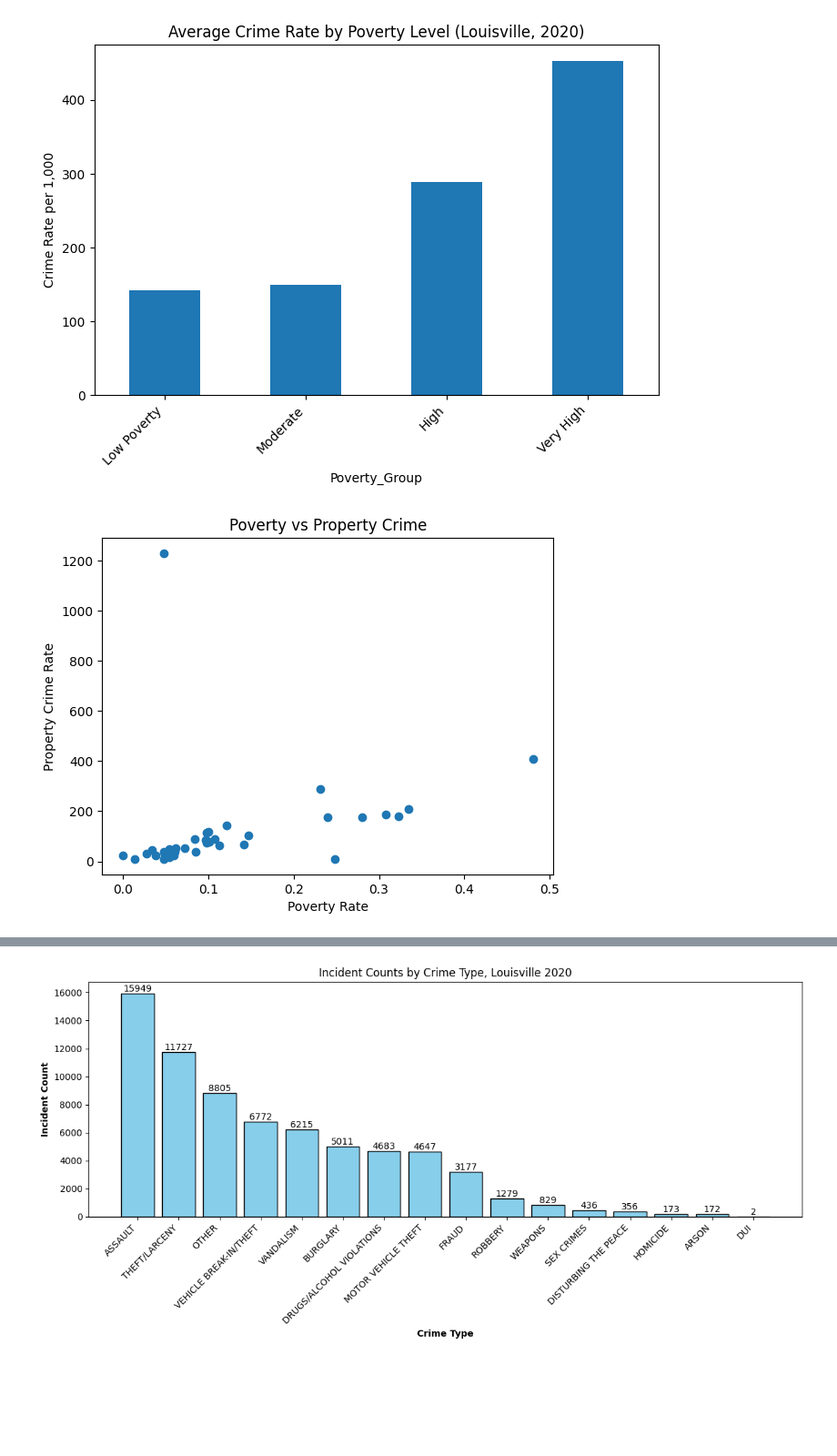
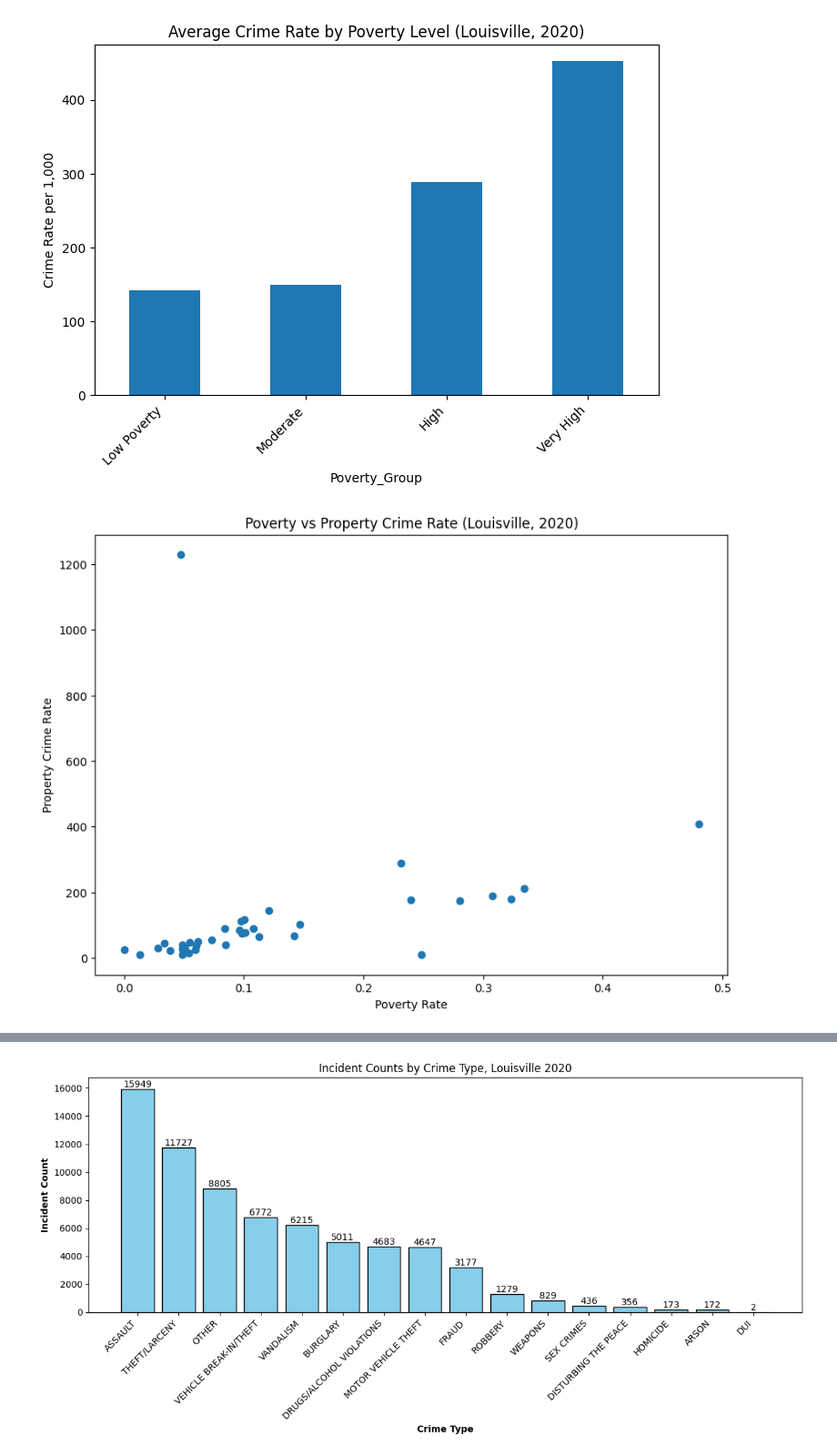
Before and after one commit to JoeBoy767/Crime-Patterns-Socioeconomic-Conditions-Louisville-2020, a Jupyter notebook: notebooks/louisville_crime_2020.ipynb, the cells around one changed output, grey strips where cells are left out. Shown at 91% size. Drawn from its saved outputs; the diff is of its cells as text; code cells hidden in the pictures; blank space fills up the shorter version.

Commit message:
added final chart and began sql coding

```diff
--- a/notebooks/louisville_crime_2020.ipynb
+++ b/notebooks/louisville_crime_2020.ipynb
@@ -377,7 +377,7 @@ dtype: object
 # %% [markdown]
 Data cleansing (EDA)
 # %%
-# Cleaning 'ZIP_Code' and 'City' fields in Crime Data to standardize and prepare for analysis, including handling missing values, correcting known data entry errors, and validating against expected Louisville ZIP Codes (40xxx). This process may involve multiple steps such as normalization, imputation, and validation to ensure the integrity of the data for subsequent analysis.
+# Cleaning 'ZIP_Code' and 'City' fields in Crime Data to standardize and prepare for analysis, including handling missing values, correcting known data entry errors, and validating against expected Louisville ZIP Codes (40xxx). This process involves multiple steps such as normalization, imputation, and validation to ensure the integrity of the data for subsequent analysis.
 
 
 def clean_zip_codes(df):
@@ -394,6 +394,9 @@ def clean_zip_codes(df):
     """
 
     df = df.copy()
+
+    before = len(df)
+    missing_before = df['ZIP_Code'].isna().sum()
 
     # 1. Normalize format (remove floating point artifacts and convert to string)
     df['ZIP_Code'] = (
@@ -416,7 +419,7 @@ def clean_zip_codes(df):
         .replace(['00000', '', 'nan', 'NaN', 'None', '<NA>'], pd.NA)
     )
 
-    # 4. Replace blank ZIP_Code fields with the most common ZIP_Code for that LMPD_Beat, which may help retain more records in the analysis while acknowledging the limitations of the data. However, this method may not be accurate for all records, as it assumes that the most common ZIP_Code for a given LMPD_Beat is representative of all crimes that occurred in that beat, which may not always be the case.
+    # 4. Replace blank ZIP_Code fields with the most common ZIP_Code for that LMPD_Beat, which may help retain more records in the analysis while acknowledging the limitations of the data. This method may not be accurate for all records, however, as it assumes that the most common ZIP_Code for a given LMPD_Beat is representative of all crimes that occurred in that beat, which may not always be the case.
     df['ZIP_Code'] = (
         df.groupby('LMPD_Beat')['ZIP_Code']
         .transform(lambda x: x.fillna(x.mode().iloc[0]) if not x.mode().empty else x)
@@ -462,6 +465,14 @@ def clean_zip_codes(df):
         df['ZIP_Code'].str.match(r'^40\d{3}$', na=False)
     ]
 
+    after = len(df)
+    missing_after = df['ZIP_Code'].isna().sum()
+
+    print(f"Rows before: {before}")
+    print(f"Rows after: {after}")
+    print(f"Missing ZIPs before: {missing_before}")
+    print(f"Missing ZIPs after: {missing_after}")
+
     return df
 
 cleaned_df = clean_zip_codes(split_data_df)
@@ -486,7 +501,7 @@ cleaned_df
 
 def clean_data_fields(df):
     """
-    Cleans and standardizes several fields in the crime dataset.
+    Cleans and standardizes several fields in the crime dataset to allow for further analysis, including handling missing values and standardizing categorical fields for consistency. This process involves multiple steps such as normalization, imputation, and validation to ensure the integrity of the data for subsequent analysis.
 
     Steps:
     - Fill in blank Attempted/Completed column values with "Unknown"
@@ -678,10 +693,11 @@ plt.show()
 # %% [output]
 [figure]
 # %%
+plt.figure(figsize=(10,7))
 plt.scatter(merged['Poverty_Rate'], merged['Property_Rate'])
 plt.xlabel("Poverty Rate")
 plt.ylabel("Property Crime Rate")
-plt.title("Poverty vs Property Crime")
+plt.title("Poverty vs Property Crime Rate (Louisville, 2020)")
 plt.show()
 # %% [output]
-[figure, old version]
+[figure, new version]
```
Also changed, not shown: parts of 5 cells of this notebook, 1 other file.
